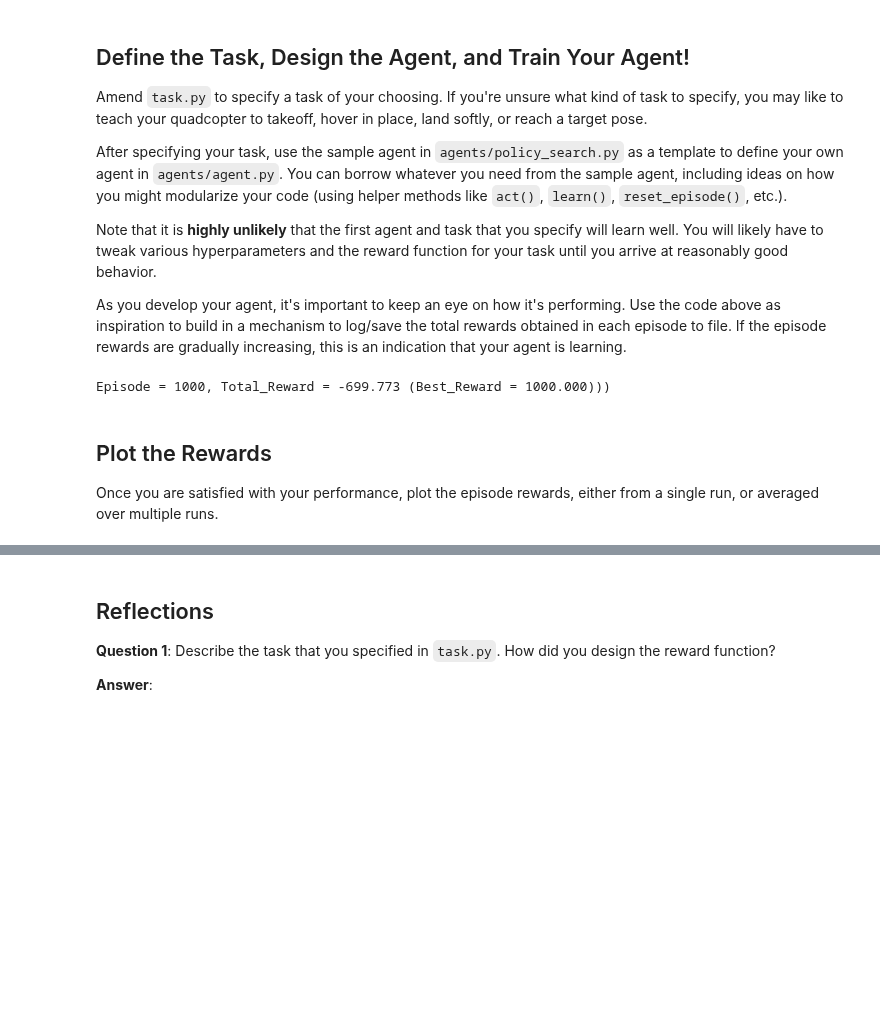
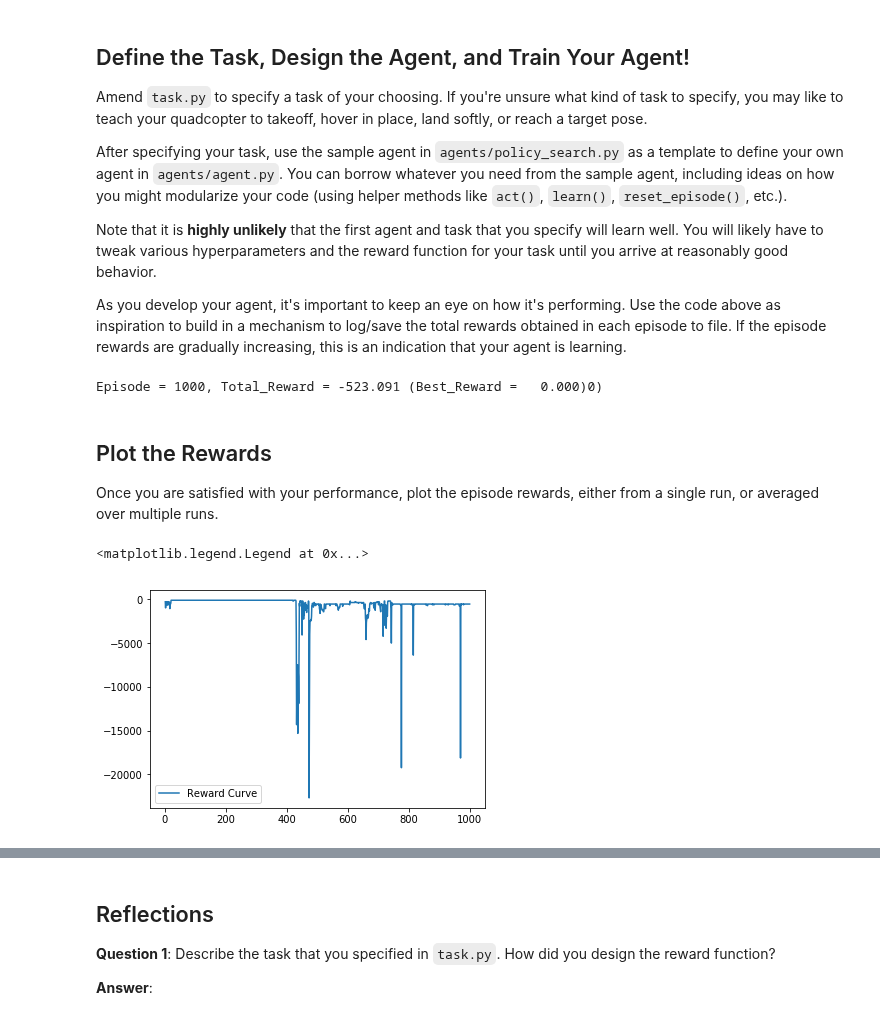
Before and after one commit to falrrema/ML_Nanodegree, a Jupyter notebook: P6_Quadcopter/Quadcopter_Project.ipynb, the cells around one changed output, grey strips where cells are left out. Cells and saved outputs as stored; diff of their text form; code cells hidden in the pictures; blank space fills up the shorter version.

```diff
--- a/P6_Quadcopter/Quadcopter_Project.ipynb
+++ b/P6_Quadcopter/Quadcopter_Project.ipynb
@@ -228,7 +228,7 @@ file_output = 'rewards.txt'                      # file name for saved results
 
 # Setting up the Task
 num_episodes = 1000
-target_pos = np.array([0., 100., 0.])
+target_pos = np.array([0., 0., 100.])
 task = Task(init_pose=init_pose, init_velocities=init_velocities,
             init_angle_velocities=init_angle_velocities,
             runtime=runtime, target_pos=target_pos)
@@ -237,7 +237,6 @@ agent = DDPG(task)
 # Setting up the results
 l = ['episode', 'reward']
 res_reward = {x : [] for x in l}
-best = 1e3
 
 for n_episode in range(1, num_episodes+1):
     state = agent.reset_episode() # start a new episode
@@ -248,7 +247,7 @@ for n_episode in range(1, num_episodes+1):
         agent.step(action, reward, next_state, done)
         state = next_state
         t_reward += reward
-        best = max(best , t_reward)
+        best = max(0 , t_reward)
         if done:
             print("\rEpisode = {:4d}, Total_Reward = {:7.3f} (Best_Reward = {:7.3f})".format(
                n_episode, t_reward, best), end="")
@@ -257,7 +256,7 @@ for n_episode in range(1, num_episodes+1):
     res_reward['reward'].append(t_reward)
     sys.stdout.flush()
 # %% [output]
-Episode = 1000, Total_Reward = -699.773 (Best_Reward = 1000.000)))
+Episode = 1000, Total_Reward = -523.091 (Best_Reward =   0.000)0)
 # %% [markdown]
 ## Plot the Rewards
 
@@ -266,0 +264,11 @@ Once you are satisfied with your performance, plot the episode rewards, either f
+# %%
+## TODO: Plot the rewards.
+import matplotlib.pyplot as plt
+%matplotlib inline
+
+plt.plot(res_reward['episode'], res_reward['reward'], label='Reward Curve')
+plt.legend()
+#_ = plt.ylim()
+# %% [output]
+<matplotlib.legend.Legend at 0x...>
+[figure, added]
```
Also changed, not shown: parts of 3 cells of this notebook, 1 other file.
